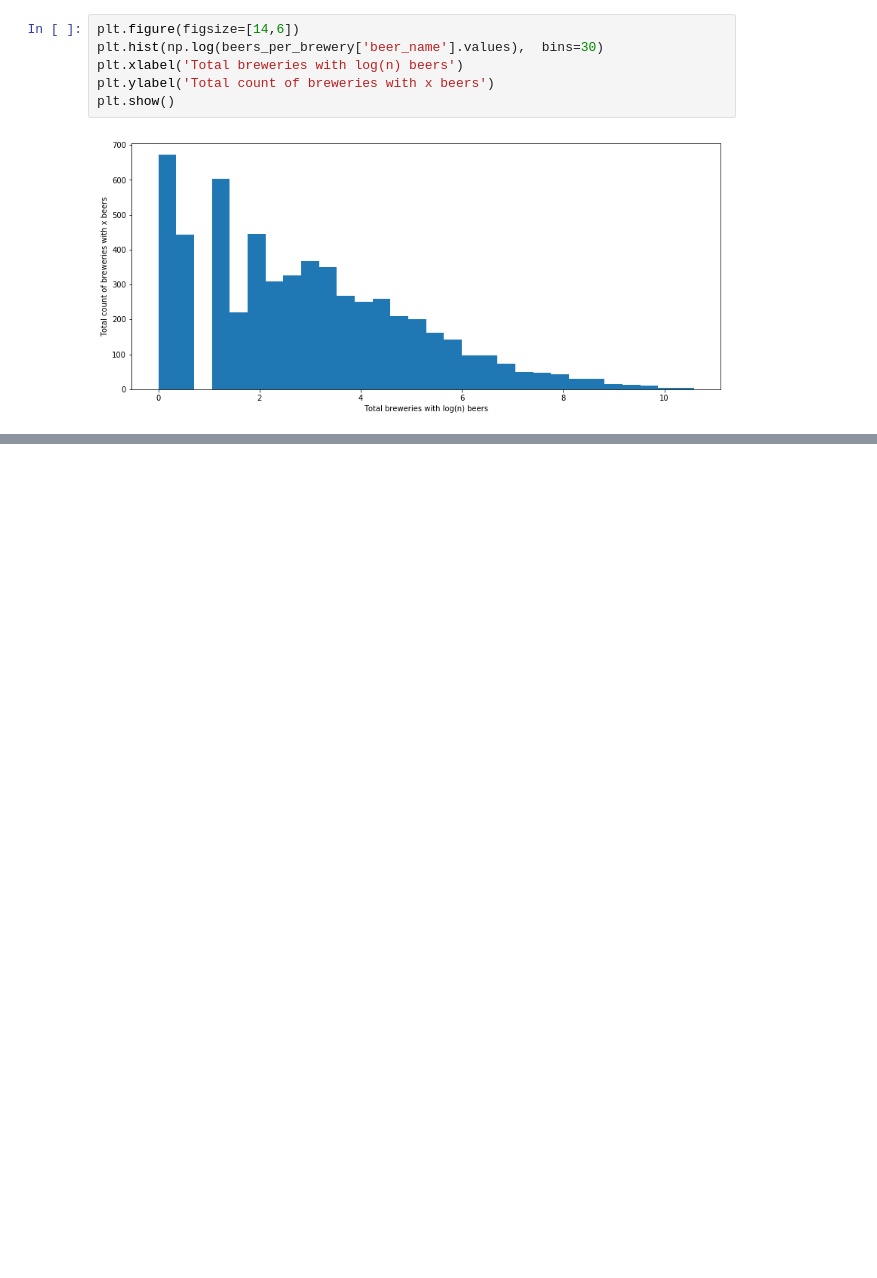
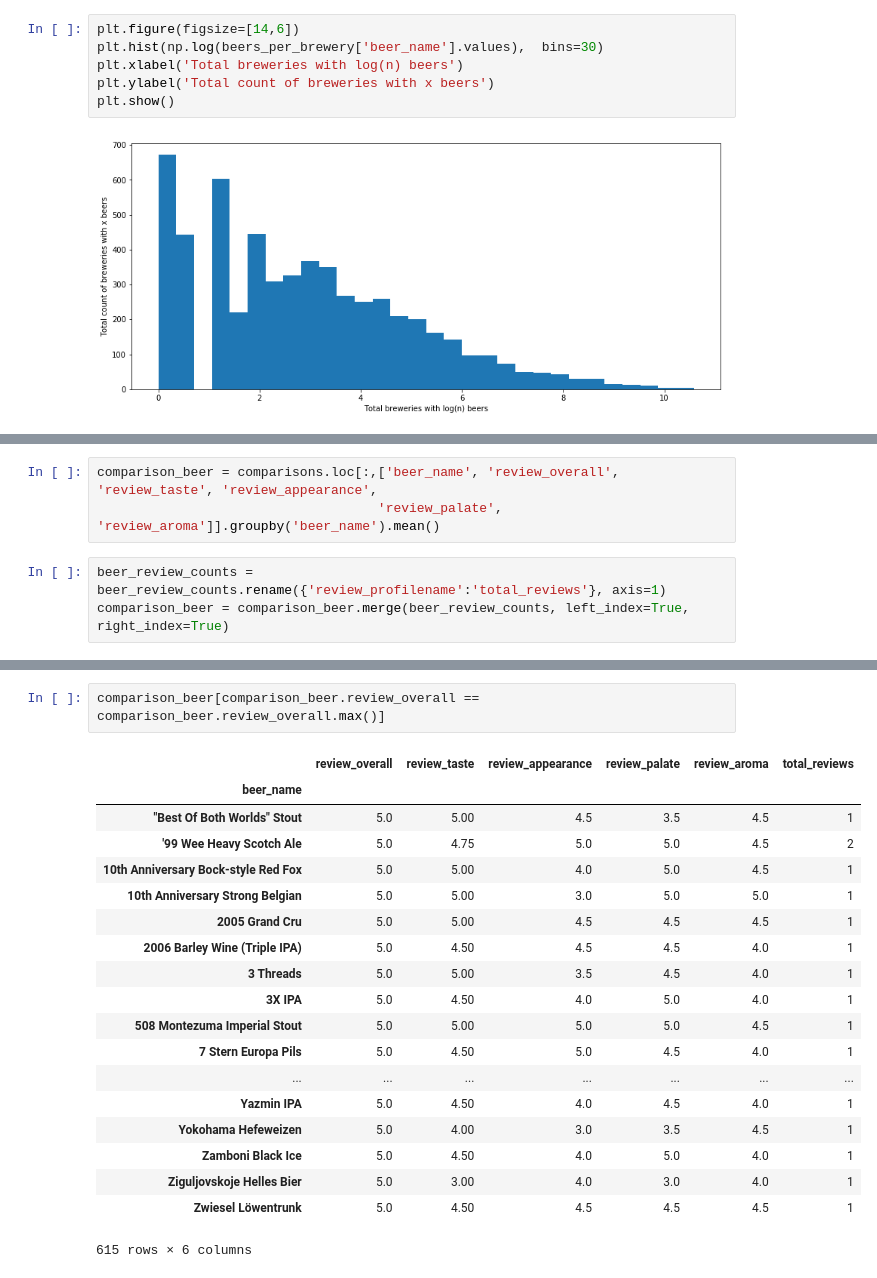
Before and after one commit to SethDKelly/BeerRecommender, a Jupyter notebook: Exploratory_data_analysis.ipynb, the cells around one changed output, grey strips where cells are left out. Saved outputs shown, nothing was run; the diff lists cells and outputs as text; blank space fills up the shorter version.

```diff
--- a/Exploratory_data_analysis.ipynb
+++ b/Exploratory_data_analysis.ipynb
@@ -204,0 +293,6 @@ beer_style_counts.describe()
+# %%
+comparison_beer = comparisons.loc[:,['beer_name', 'review_overall', 'review_taste', 'review_appearance',
+                                    'review_palate', 'review_aroma']].groupby('beer_name').mean()
+# %%
+beer_review_counts = beer_review_counts.rename({'review_profilename':'total_reviews'}, axis=1)
+comparison_beer = comparison_beer.merge(beer_review_counts, left_index=True, right_index=True)
@@ -204,0 +311,22 @@ beer_style_counts.describe()
+# %%
+comparison_beer[comparison_beer.review_overall == comparison_beer.review_overall.max()]
+# %% [output]
+|  | review_overall | review_taste | review_appearance | review_palate | review_aroma | total_reviews |
+| beer_name |  |  |  |  |  |  |
+| "Best Of Both Worlds" Stout | 5.0 | 5.00 | 4.5 | 3.5 | 4.5 | 1 |
+| '99 Wee Heavy Scotch Ale | 5.0 | 4.75 | 5.0 | 5.0 | 4.5 | 2 |
+| 10th Anniversary Bock-style Red Fox | 5.0 | 5.00 | 4.0 | 5.0 | 4.5 | 1 |
+| 10th Anniversary Strong Belgian | 5.0 | 5.00 | 3.0 | 5.0 | 5.0 | 1 |
+| 2005 Grand Cru | 5.0 | 5.00 | 4.5 | 4.5 | 4.5 | 1 |
+| 2006 Barley Wine (Triple IPA) | 5.0 | 4.50 | 4.5 | 4.5 | 4.0 | 1 |
+| 3 Threads | 5.0 | 5.00 | 3.5 | 4.5 | 4.0 | 1 |
+| 3X IPA | 5.0 | 4.50 | 4.0 | 5.0 | 4.0 | 1 |
+| 508 Montezuma Imperial Stout | 5.0 | 5.00 | 5.0 | 5.0 | 4.5 | 1 |
+| 7 Stern Europa Pils | 5.0 | 4.50 | 5.0 | 4.5 | 4.0 | 1 |
+| ... | ... | ... | ... | ... | ... | ... |
+| Yazmin IPA | 5.0 | 4.50 | 4.0 | 4.5 | 4.0 | 1 |
+| Yokohama Hefeweizen | 5.0 | 4.00 | 3.0 | 3.5 | 4.5 | 1 |
+| Zamboni Black Ice | 5.0 | 4.50 | 4.0 | 5.0 | 4.0 | 1 |
+| Ziguljovskoje Helles Bier | 5.0 | 3.00 | 4.0 | 3.0 | 4.0 | 1 |
+| Zwiesel Löwentrunk | 5.0 | 4.50 | 4.5 | 4.5 | 4.5 | 1 |
+615 rows × 6 columns
```
Also changed, not shown: parts of 22 cells of this notebook.
